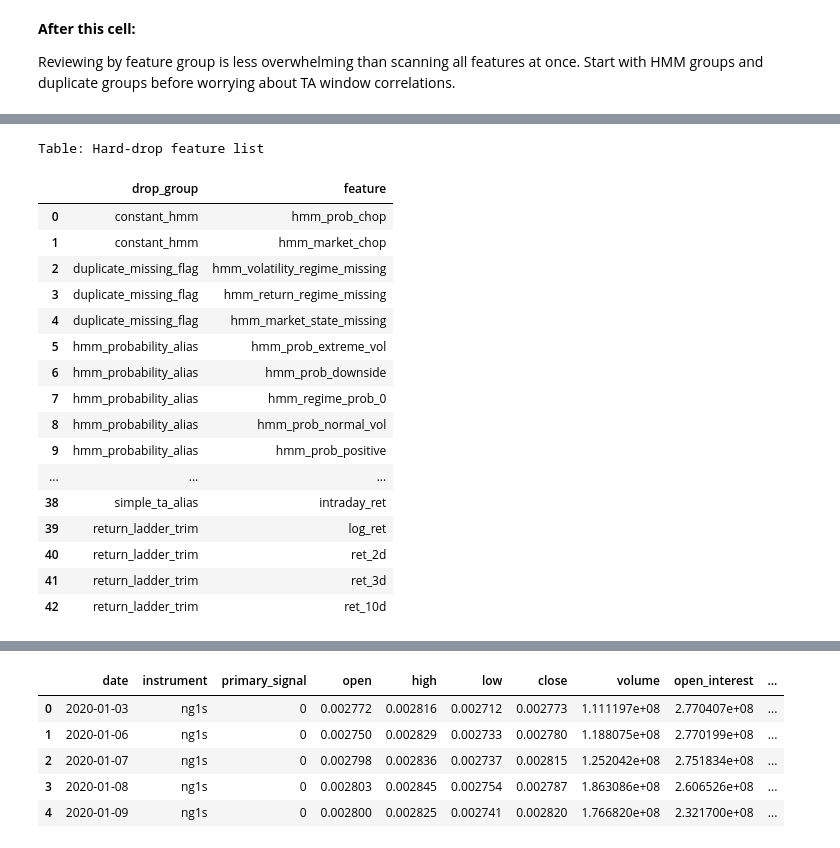
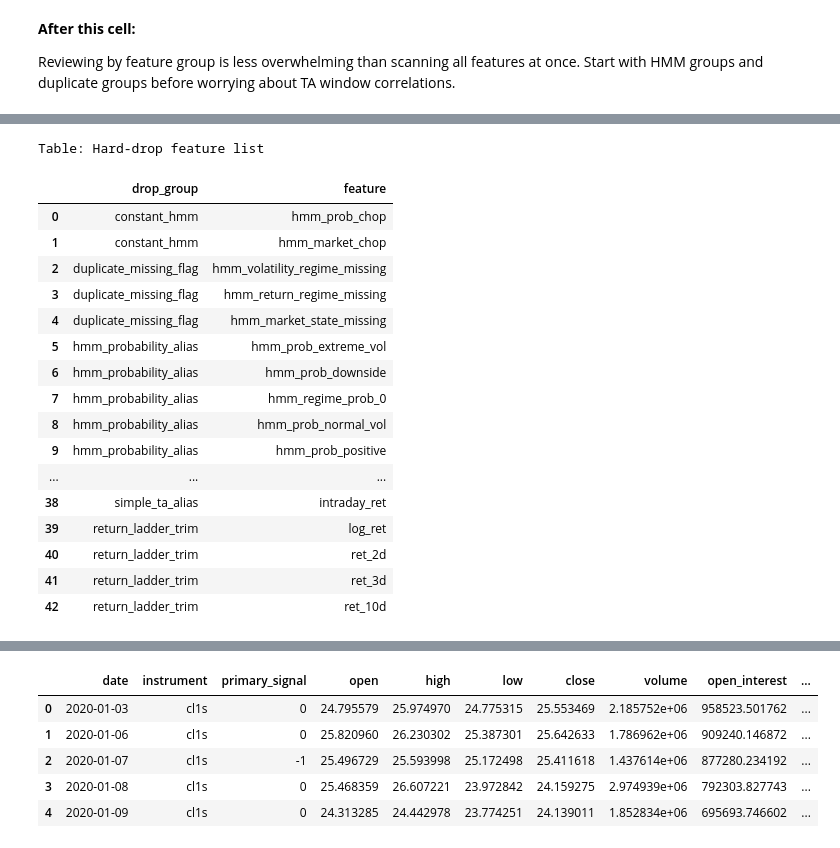
Before and after one commit to fa-jaa/systematic-strategies-with-machine-learning-Cw, a Jupyter notebook: 01_feature_engineering/initial_feature_selection.ipynb, the cells around one changed output, grey strips where cells are left out. Saved outputs shown, nothing was run; the diff lists cells and outputs as text; code cells hidden in the pictures.

```diff
--- a/01_feature_engineering/initial_feature_selection.ipynb
+++ b/01_feature_engineering/initial_feature_selection.ipynb
@@ -875,7 +911,7 @@ simple_ta_alias_drop_features = [
 
 return_ladder_drop_features = ["log_ret", "ret_2d", "ret_3d", "ret_10d"]
 
-hard_drop_features = (
+requested_hard_drop_features = (
     hmm_constant_drop_features
     + hmm_missing_flag_drop_features
     + hmm_probability_alias_drop_features
@@ -885,13 +921,47 @@ hard_drop_features = (
     + simple_ta_alias_drop_features
     + return_ladder_drop_features
 )
-hard_drop_features = [f for f in hard_drop_features if f in raw.columns]
+hard_drop_features = [f for f in requested_hard_drop_features if f in full_matrix.columns]
 
-# Drop rows that still have any missing feature values after column cleaning
-clean = raw.drop(columns=hard_drop_features).copy()
+id_cols = ["date", "instrument"]
+signal_col = "primary_signal"
+CLEAN_FEATURE_SET_DIR.mkdir(parents=True, exist_ok=True)
+
+clean_feature_sets = {}
+clean_dataset_summaries = []
+
+for instrument in ENERGY_INSTRUMENTS:
+    instrument_raw = full_matrix.loc[full_matrix["instrument"].eq(instrument)].reset_index(drop=True)
+    assert len(instrument_raw) > 0, f"No rows found for {instrument}."
+    assert instrument_raw["date"].duplicated().sum() == 0, f"Duplicate dates found for {instrument}."
+
+    instrument_clean = instrument_raw.drop(columns=hard_drop_features).copy()
+    instrument_model_feature_cols = [col for col in instrument_clean.columns if col not in id_cols + [signal_col]]
+    missing_after_drop = instrument_clean[instrument_model_feature_cols].isna().any(axis=1)
+    instrument_clean = instrument_clean.loc[~missing_after_drop].reset_index(drop=True)
+
+    output_path = CLEAN_FEATURE_SET_PATHS[instrument]
+    instrument_clean.to_csv(output_path, index=False)
+    clean_feature_sets[instrument] = instrument_clean
+
+    clean_dataset_summaries.append(
+        {
+            "instrument": instrument,
+            "original_rows": len(instrument_raw),
+            "clean_rows": len(instrument_clean),
+            "rows_removed": len(instrument_raw) - len(instrument_clean),
+            "original_columns": instrument_raw.shape[1],
+            "clean_columns": instrument_clean.shape[1],
+            "features_removed": len(hard_drop_features),
+            "remaining_feature_columns": len(instrument_model_feature_cols),
+            "output_path": str(output_path),
+        }
+    )
+
+# Keep the review instrument variables available for the validation cells below.
+clean = clean_feature_sets[INSTRUMENT]
 model_feature_cols = [col for col in clean.columns if col not in id_cols + [signal_col]]
-missing_after_drop = clean[model_feature_cols].isna().any(axis=1)
-clean = clean.loc[~missing_after_drop].reset_index(drop=True)
+CLEAN_FEATURE_SET_PATH = CLEAN_FEATURE_SET_PATHS[INSTRUMENT]
 
 hard_drop_summary = pd.DataFrame(
     {
@@ -905,38 +975,25 @@ hard_drop_summary = pd.DataFrame(
             + ["simple_ta_alias"] * len(simple_ta_alias_drop_features)
             + ["return_ladder_trim"] * len(return_ladder_drop_features)
         ),
-        "feature": (
-            hmm_constant_drop_features + hmm_missing_flag_drop_features
-            + hmm_probability_alias_drop_features + hmm_one_hot_alias_drop_features
-            + non_numeric_hmm_label_drop_features + hmm_category_code_drop_features
-            + simple_ta_alias_drop_features + return_ladder_drop_features
-        ),
+        "feature": requested_hard_drop_features,
     }
 ).loc[lambda df: df["feature"].isin(hard_drop_features)].reset_index(drop=True)
 
-model_dataset_summary = pd.DataFrame(
-    {
-        "metric": ["original_rows", "clean_rows", "rows_removed",
-                   "original_columns", "clean_columns", "features_removed", "remaining_feature_columns"],
-        "value": [
-            len(raw), len(clean), len(raw) - len(clean),
-            raw.shape[1], clean.shape[1], len(hard_drop_features), len(model_feature_cols),
-        ],
-    }
-)
+clean_dataset_summary = pd.DataFrame(clean_dataset_summaries)
+model_dataset_summary = clean_dataset_summary.loc[clean_dataset_summary["instrument"].eq(INSTRUMENT)].T.rename(columns={0: "value"})
 
 print("Table: Hard-drop feature list")
 display(hard_drop_summary)
 
-print("Table: Before/after summary")
-display(model_dataset_summary)
+print("Table: Clean dataset summary for all energy instruments")
+display(clean_dataset_summary)
 
-print("Table: Clean dataset sample")
+print(f"Table: Clean dataset sample for {INSTRUMENT}")
 display(clean.head())
 
-clean.to_csv(CLEAN_FEATURE_SET_PATH, index=False)
-print(f"\nSaved: {CLEAN_FEATURE_SET_PATH}")
-print(f"Rows: {clean.shape[0]:,} | Columns: {clean.shape[1]:,}")
+print("Saved clean feature sets:")
+for instrument, path in CLEAN_FEATURE_SET_PATHS.items():
+    print(f"- {instrument}: {path}")
 # %% [output]
 Table: Hard-drop feature list
 |  | drop_group | feature |
@@ -969,6 +1023,6 @@ Table: Clean dataset sample
 |  | date | instrument | primary_signal | open | high | low | close | volume | open_interest | ... |
-| 0 | 2020-01-03 | ng1s | 0 | 0.002772 | 0.002816 | 0.002712 | 0.002773 | 1.111197e+08 | 2.770407e+08 | ... |
-| 1 | 2020-01-06 | ng1s | 0 | 0.002750 | 0.002829 | 0.002733 | 0.002780 | 1.188075e+08 | 2.770199e+08 | ... |
-| 2 | 2020-01-07 | ng1s | 0 | 0.002798 | 0.002836 | 0.002737 | 0.002815 | 1.252042e+08 | 2.751834e+08 | ... |
-| 3 | 2020-01-08 | ng1s | 0 | 0.002803 | 0.002845 | 0.002754 | 0.002787 | 1.863086e+08 | 2.606526e+08 | ... |
-| 4 | 2020-01-09 | ng1s | 0 | 0.002800 | 0.002825 | 0.002741 | 0.002820 | 1.766820e+08 | 2.321700e+08 | ... |
+| 0 | 2020-01-03 | cl1s | 0 | 24.795579 | 25.974970 | 24.775315 | 25.553469 | 2.185752e+06 | 958523.501762 | ... |
+| 1 | 2020-01-06 | cl1s | 0 | 25.820960 | 26.230302 | 25.387301 | 25.642633 | 1.786962e+06 | 909240.146872 | ... |
+| 2 | 2020-01-07 | cl1s | -1 | 25.496729 | 25.593998 | 25.172498 | 25.411618 | 1.437614e+06 | 877280.234192 | ... |
+| 3 | 2020-01-08 | cl1s | 0 | 25.468359 | 26.607221 | 23.972842 | 24.159275 | 2.974939e+06 | 792303.827743 | ... |
+| 4 | 2020-01-09 | cl1s | 0 | 24.313285 | 24.442978 | 23.774251 | 24.139011 | 1.852834e+06 | 695693.746602 | ... |
```
Also changed, not shown: parts of 18 cells of this notebook, 3 other files.
